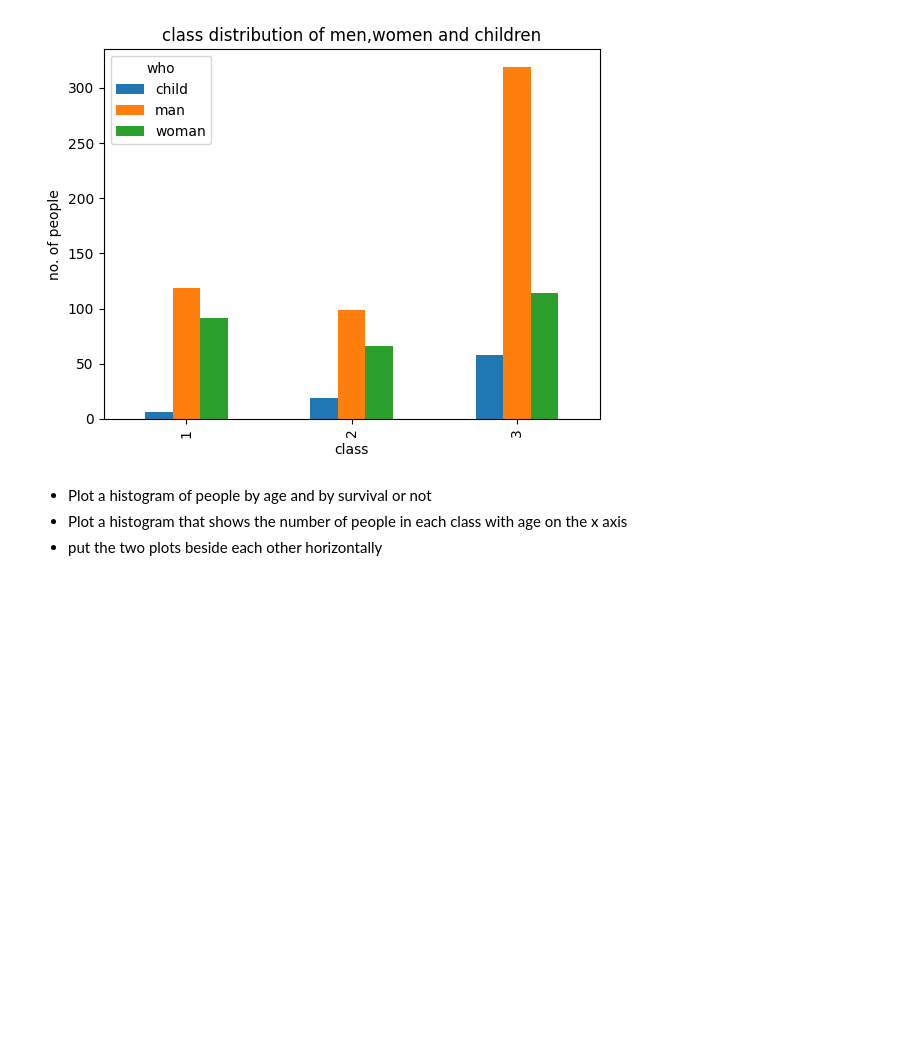
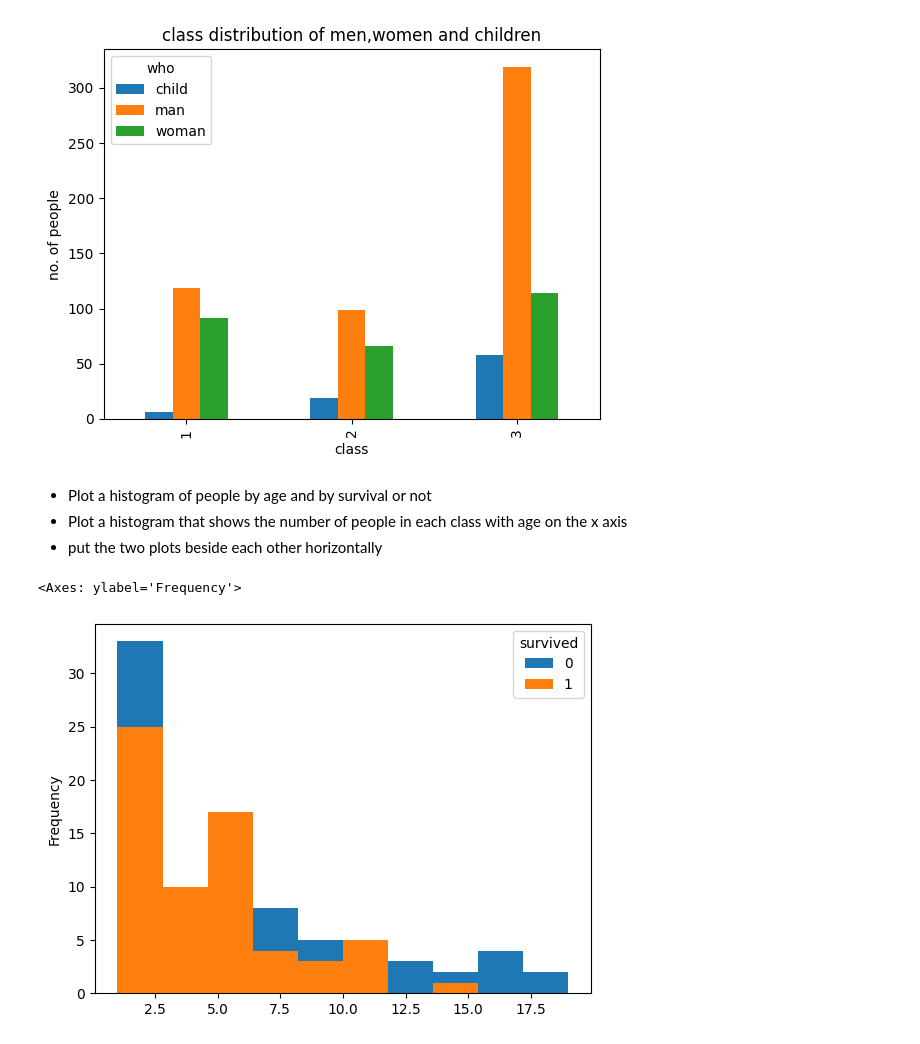
Before and after one commit to ZacBBedont/SF-2, a Jupyter notebook: libraries/titanic-part2.ipynb, the cells around one changed output. Cells and saved outputs as stored; diff of their text form; code cells hidden in the pictures; blank space fills up the shorter version.

```diff
--- a/libraries/titanic-part2.ipynb
+++ b/libraries/titanic-part2.ipynb
@@ -124,5 +124,10 @@ xlabel = "class", ylabel = "no. of people")
 - Plot a histogram of people by age and by survival or not
 - Plot a histogram that shows the number of people in each class with age on the x axis
 - put the two plots beside each other horizontally
+# %%
+titanic_df[["age","survived"]].value_counts().unstack().plot(kind = "hist")
+# %% [output]
+<Axes: ylabel='Frequency'>
+[figure, added]
 # %%
 # your code here
```
Also changed, not shown: parts of 2 cells of this notebook.
